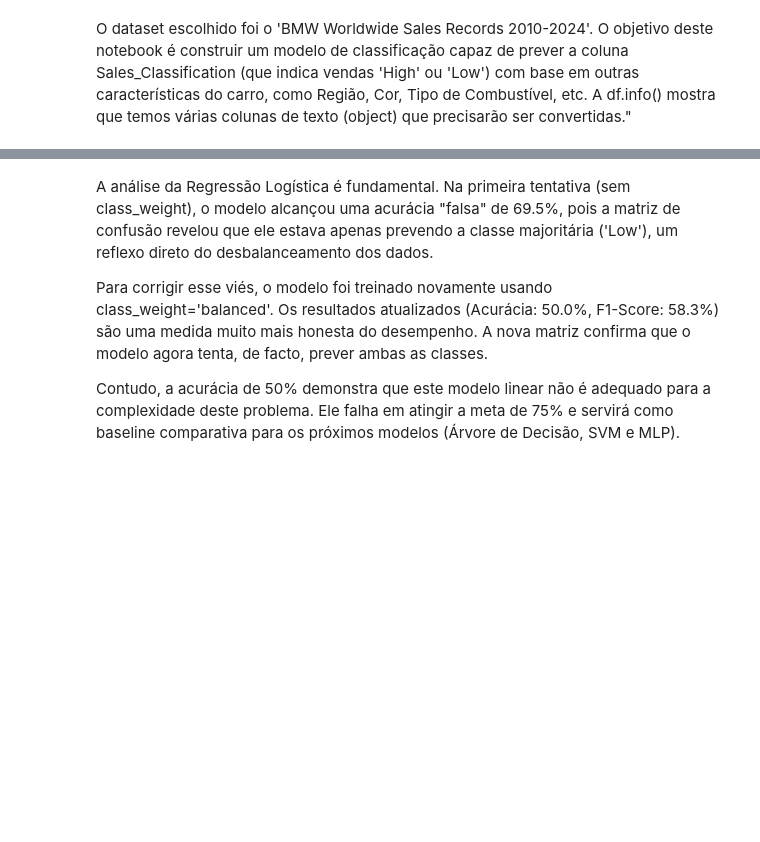
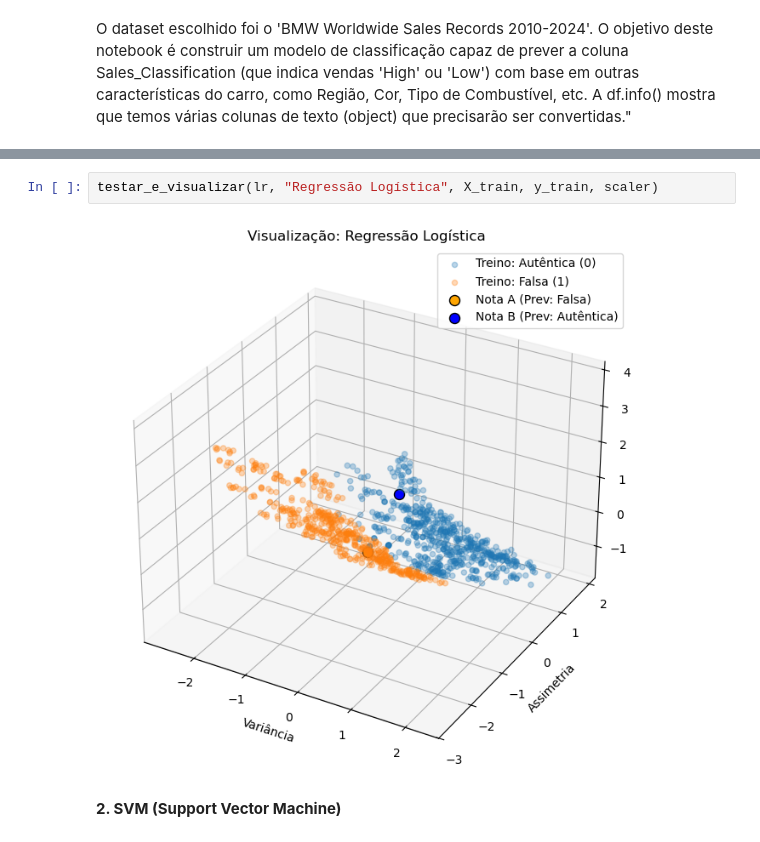
Before and after one commit to thiagorovari/Classificacao_Regressao, a Jupyter notebook: Classificacao.ipynb, the cells around one changed output, grey strips where cells are left out. Saved outputs shown, nothing was run; the diff lists cells and outputs as text; blank space fills up the shorter version.

```diff
--- a/Classificacao.ipynb
+++ b/Classificacao.ipynb
@@ -140,6 +219,6 @@ F1-Score: 0.5827
-# %% [markdown]
-A análise da Regressão Logística é fundamental. Na primeira tentativa (sem class_weight), o modelo alcançou uma acurácia "falsa" de 69.5%, pois a matriz de confusão revelou que ele estava apenas prevendo a classe majoritária ('Low'), um reflexo direto do desbalanceamento dos dados.
-
-Para corrigir esse viés, o modelo foi treinado novamente usando class_weight='balanced'. Os resultados atualizados (Acurácia: 50.0%, F1-Score: 58.3%) são uma medida muito mais honesta do desempenho. A nova matriz confirma que o modelo agora tenta, de facto, prever ambas as classes.
-
-Contudo, a acurácia de 50% demonstra que este modelo linear não é adequado para a complexidade deste problema. Ele falha em atingir a meta de 75% e servirá como baseline comparativa para os próximos modelos (Árvore de Decisão, SVM e MLP).
+# %%
+testar_e_visualizar(lr, "Regressão Logística", X_train, y_train, scaler)
+# %% [output]
+[figure, added]
+# %% [markdown]
+**2. SVM (Support Vector Machine)**
```
Also changed, not shown: parts of 30 cells of this notebook, 2 other files.
